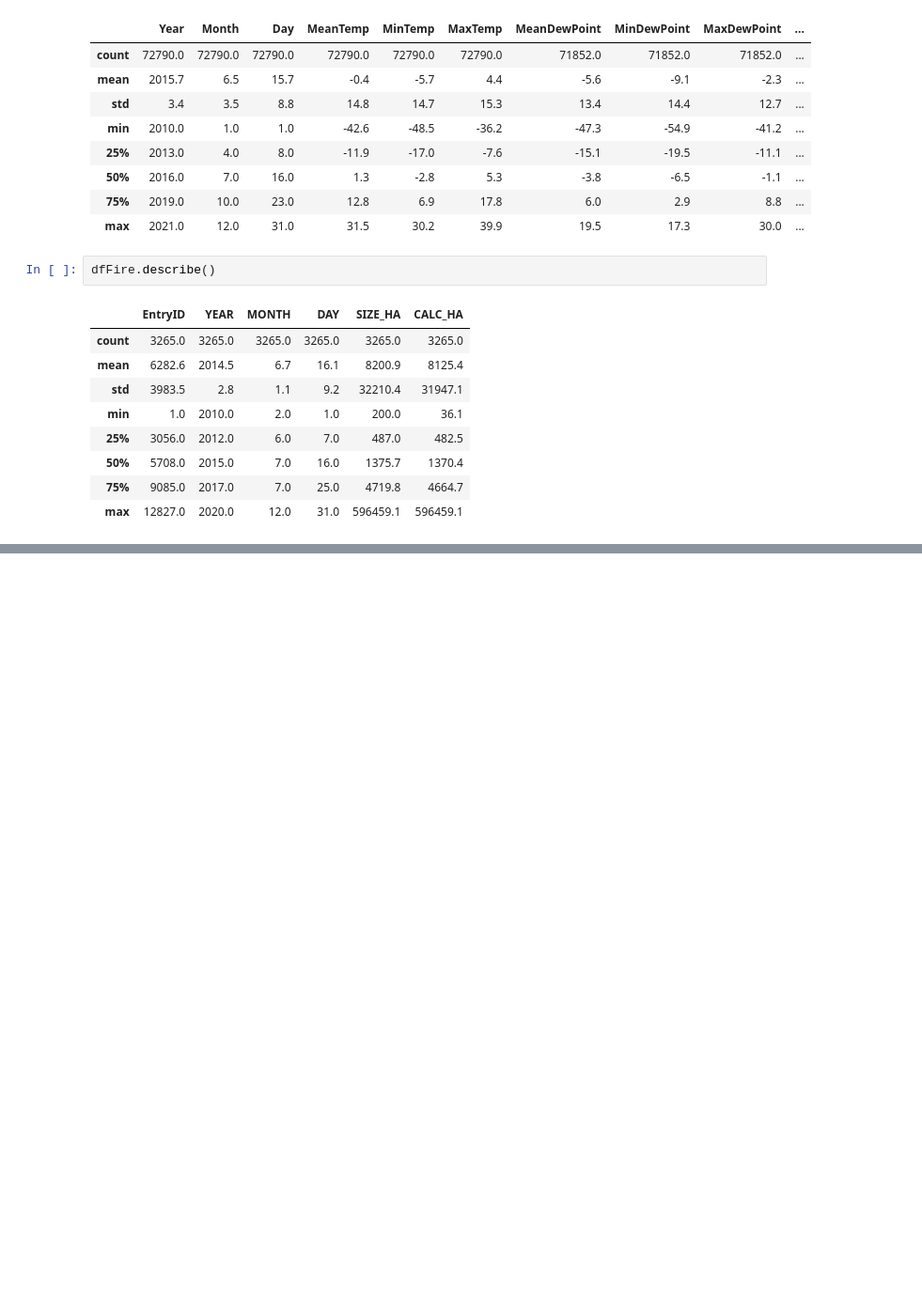
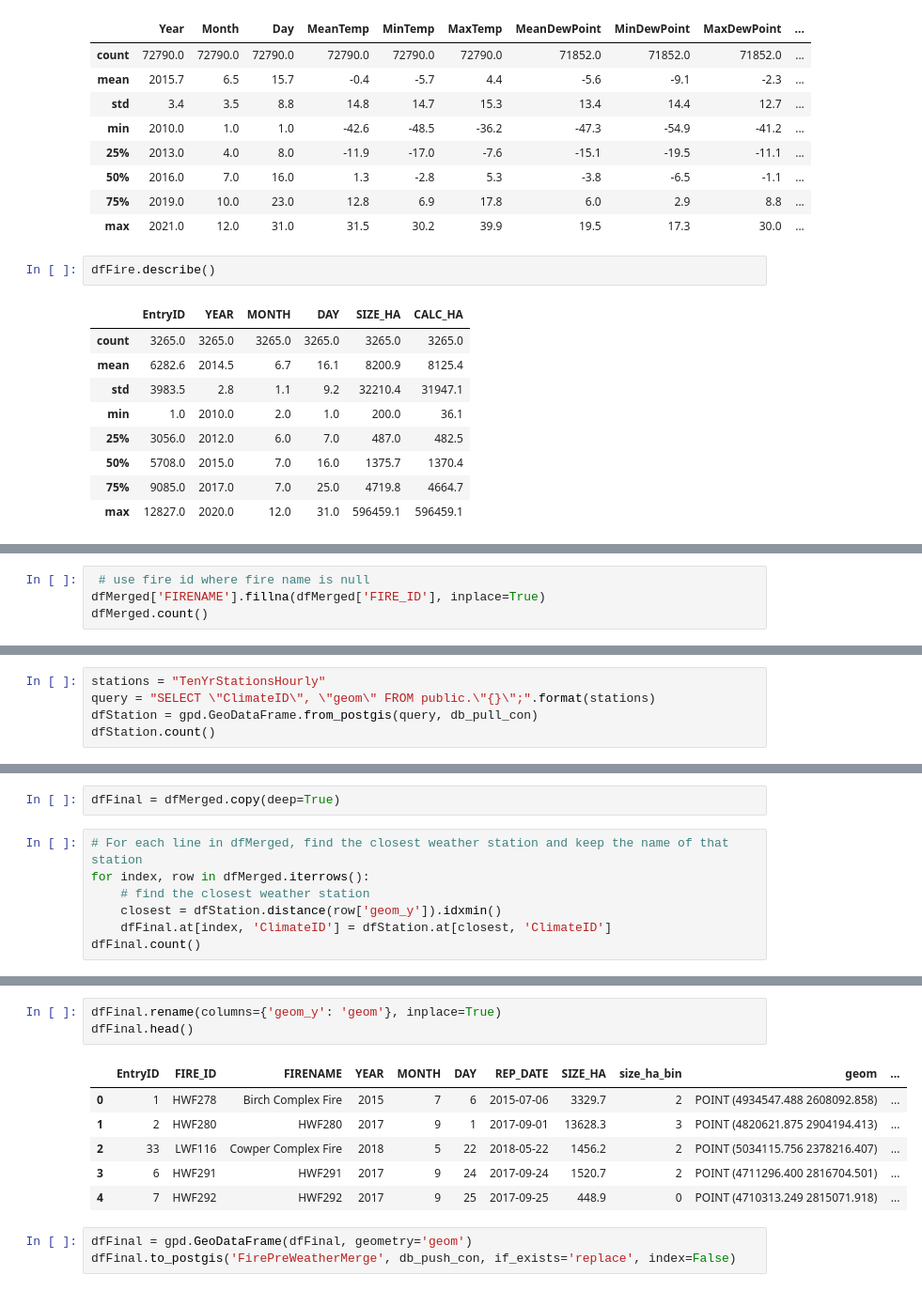
Before and after one commit to NouranEmad16/MLweatherForestFire, a Jupyter notebook: Data_step5_JoinTables.ipynb, the cells around one changed output, grey strips where cells are left out. Shown at 94% size. Drawn from its saved outputs; the diff is of its cells as text; blank space fills up the shorter version.

```diff
--- a/Data_step5_JoinTables.ipynb
+++ b/Data_step5_JoinTables.ipynb
@@ -72,0 +135,4 @@ dfFire.describe()
+# %%
+ # use fire id where fire name is null
+dfMerged['FIRENAME'].fillna(dfMerged['FIRE_ID'], inplace=True)
+dfMerged.count()
@@ -72,0 +151,5 @@ dfFire.describe()
+# %%
+stations = "TenYrStationsHourly"
+query = "SELECT \"ClimateID\", \"geom\" FROM public.\"{}\";".format(stations)
+dfStation = gpd.GeoDataFrame.from_postgis(query, db_pull_con)
+dfStation.count()
@@ -72,0 +160,9 @@ dfFire.describe()
+# %%
+dfFinal = dfMerged.copy(deep=True)
+# %%
+# For each line in dfMerged, find the closest weather station and keep the name of that station
+for index, row in dfMerged.iterrows():
+    # find the closest weather station
+    closest = dfStation.distance(row['geom_y']).idxmin()
+    dfFinal.at[index, 'ClimateID'] = dfStation.at[closest, 'ClimateID']
+dfFinal.count()
@@ -72,0 +182,13 @@ dfFire.describe()
+# %%
+dfFinal.rename(columns={'geom_y': 'geom'}, inplace=True)
+dfFinal.head()
+# %% [output]
+|  | EntryID | FIRE_ID | FIRENAME | YEAR | MONTH | DAY | REP_DATE | SIZE_HA | size_ha_bin | geom | ... |
+| 0 | 1 | HWF278 | Birch Complex Fire | 2015 | 7 | 6 | 2015-07-06 | 3329.7 | 2 | POINT (4934547.488 2608092.858) | ... |
+| 1 | 2 | HWF280 | HWF280 | 2017 | 9 | 1 | 2017-09-01 | 13628.3 | 3 | POINT (4820621.875 2904194.413) | ... |
+| 2 | 33 | LWF116 | Cowper Complex Fire | 2018 | 5 | 22 | 2018-05-22 | 1456.2 | 2 | POINT (5034115.756 2378216.407) | ... |
+| 3 | 6 | HWF291 | HWF291 | 2017 | 9 | 24 | 2017-09-24 | 1520.7 | 2 | POINT (4711296.400 2816704.501) | ... |
+| 4 | 7 | HWF292 | HWF292 | 2017 | 9 | 25 | 2017-09-25 | 448.9 | 0 | POINT (4710313.249 2815071.918) | ... |
+# %%
+dfFinal = gpd.GeoDataFrame(dfFinal, geometry='geom')
+dfFinal.to_postgis('FirePreWeatherMerge', db_push_con, if_exists='replace', index=False)
```
Also changed, not shown: parts of 11 cells of this notebook, 2 other files.
